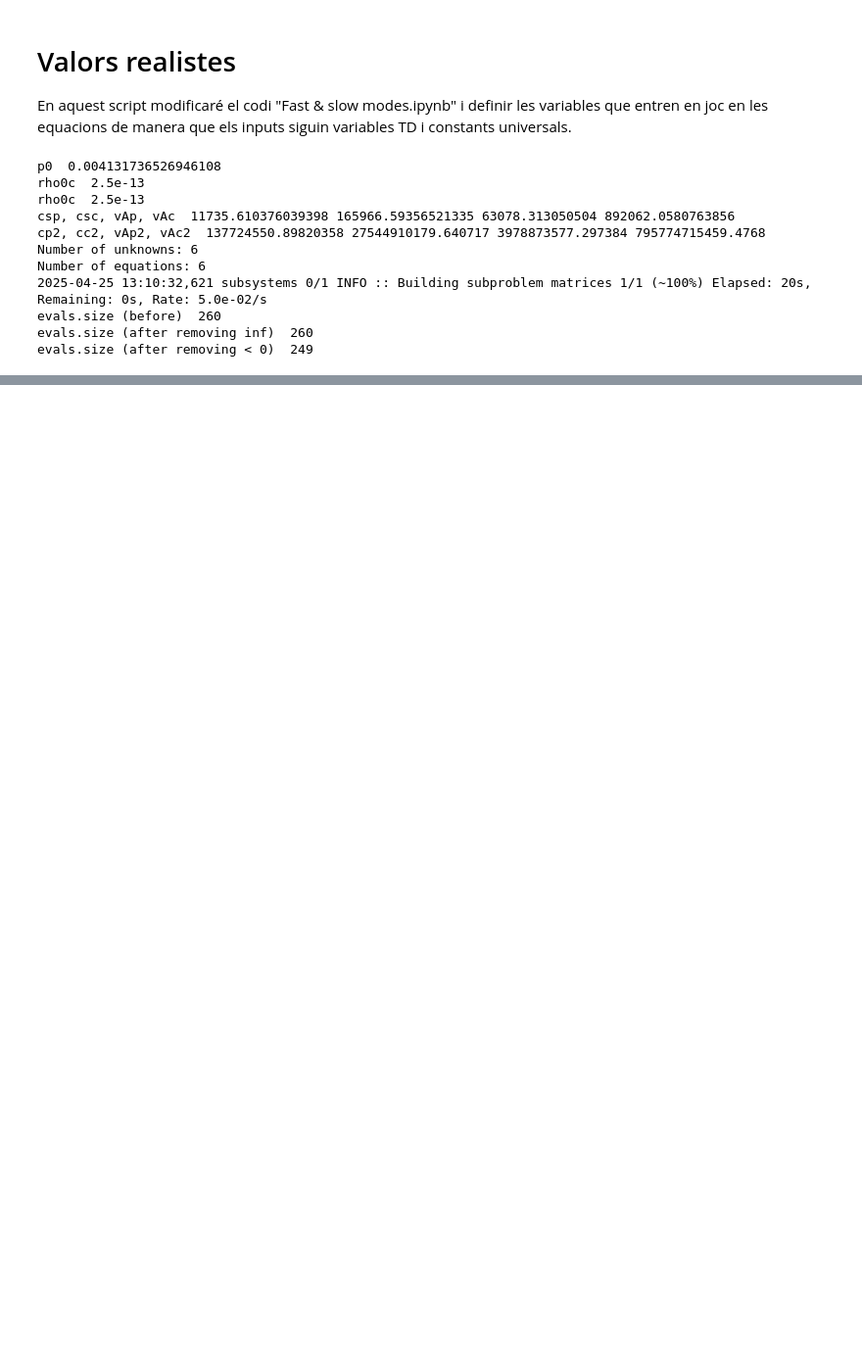
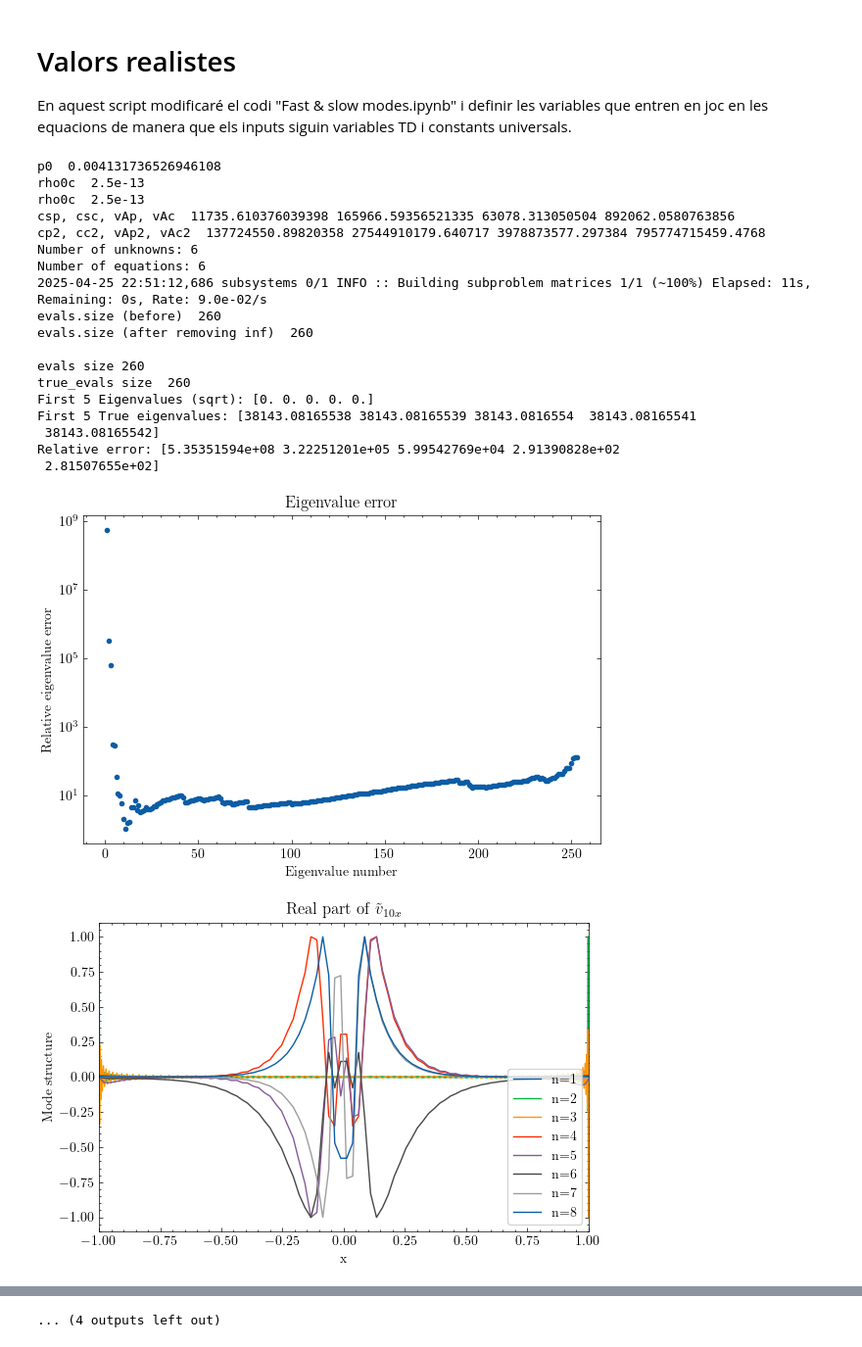
Before and after one commit to JoanRibotOliver/TFG, a Jupyter notebook: F&S modes for real values.ipynb, the cells around one changed output, grey strips where cells are left out. Shown: that part at 98% size. Saved outputs shown, nothing was run; the diff lists cells and outputs as text; code cells hidden in the pictures; blank space fills up the shorter version.

```diff
--- a/F&S modes for real values.ipynb
+++ b/F&S modes for real values.ipynb
@@ -230,8 +230,8 @@ evals = np.sort(solver.eigenvalues)
 print('evals.size (before) ', evals.size)
 #evals = evals[~np.isinf(evals)] # el ~ és un operador bitwise NOT, que retorna True si el valor és False i viceversa. En aquest cas elimina els valors infinits
 print('evals.size (after removing inf) ', evals.size)
-evals = evals[evals > 0] # eliminam els valors negatius
-print('evals.size (after removing < 0) ', evals.size)
+#evals = evals[evals > 0] # eliminam els valors negatius
+#print('evals.size (after removing < 0) ', evals.size)
 evals = np.sqrt(evals)
 
 ### Autovalors exactes ###
@@ -398,32 +398,41 @@ for i in range(8):
     plt.plot(kz_list, np.sqrt(evals_k[:, i].real), '.', label=f"n={i+1}", color=colors[i % len(colors)])
 plt.xlabel(r"$k_z$")
 plt.ylabel(r"$\omega = \sqrt{s}$")
 plt.title("Dispersion Relation")
 plt.grid(True)
 plt.legend(loc="upper right", frameon=True, fontsize=8)
 plt.show()
 
 # Per veure amb més detall la relació de dispersió de cada mode la representam individualment.
 for i in range(8):
     colors = ['red', 'green', 'blue', 'orange', 'purple', 'brown', 'pink', 'gray']
     plt.plot(kz_list, np.sqrt(evals_k[:, i].real), '.', label=f"Mode {i+1}", color=colors[i % len(colors)])
     plt.xlabel(r"$k_z$")
     plt.ylabel(r"$\omega = \sqrt{s}$")
     plt.title(f"Dispersion Relation for n = {i+1}")
     plt.grid(True)
     plt.show()
 plt.show()
 
 # Tema apart: estic emprant ipynb per tant tots els triples # podrien ser entrades ò cel·les, no fa falta fer-ho tot en un. Per això ja hi ha es .py
 # %% [output]
 p0  0.004131736526946108
 rho0c  2.5e-13
 rho0c  2.5e-13
 csp, csc, vAp, vAc  11735.610376039398 165966.59356521335 63078.313050504 892062.0580763856
 cp2, cc2, vAp2, vAc2  137724550.89820358 27544910179.640717 3978873577.297384 795774715459.4768
 Number of unknowns: 6
 Number of equations: 6
-2025-04-25 13:10:32,621 subsystems 0/1 INFO :: Building subproblem matrices 1/1 (~100%) Elapsed: 20s, Remaining: 0s, Rate: 5.0e-02/s
+2025-04-25 22:51:12,686 subsystems 0/1 INFO :: Building subproblem matrices 1/1 (~100%) Elapsed: 11s, Remaining: 0s, Rate: 9.0e-02/s
 evals.size (before)  260
 evals.size (after removing inf)  260
-evals.size (after removing < 0)  249
+
+evals size 260
+true_evals size  260
+First 5 Eigenvalues (sqrt): [0. 0. 0. 0. 0.]
+First 5 True eigenvalues: [38143.08165538 38143.08165539 38143.0816554  38143.08165541
+ 38143.08165542]
+Relative error: [5.35351594e+08 3.22251201e+05 5.99542769e+04 2.91390828e+02
+ 2.81507655e+02]
+[figure, added]
+[figure, added]
@@ -430,0 +464 @@ KeyboardInterrupt:
+... (4 outputs left out)
```
Also changed, not shown: parts of 1 cell of this notebook, 3 other files.
